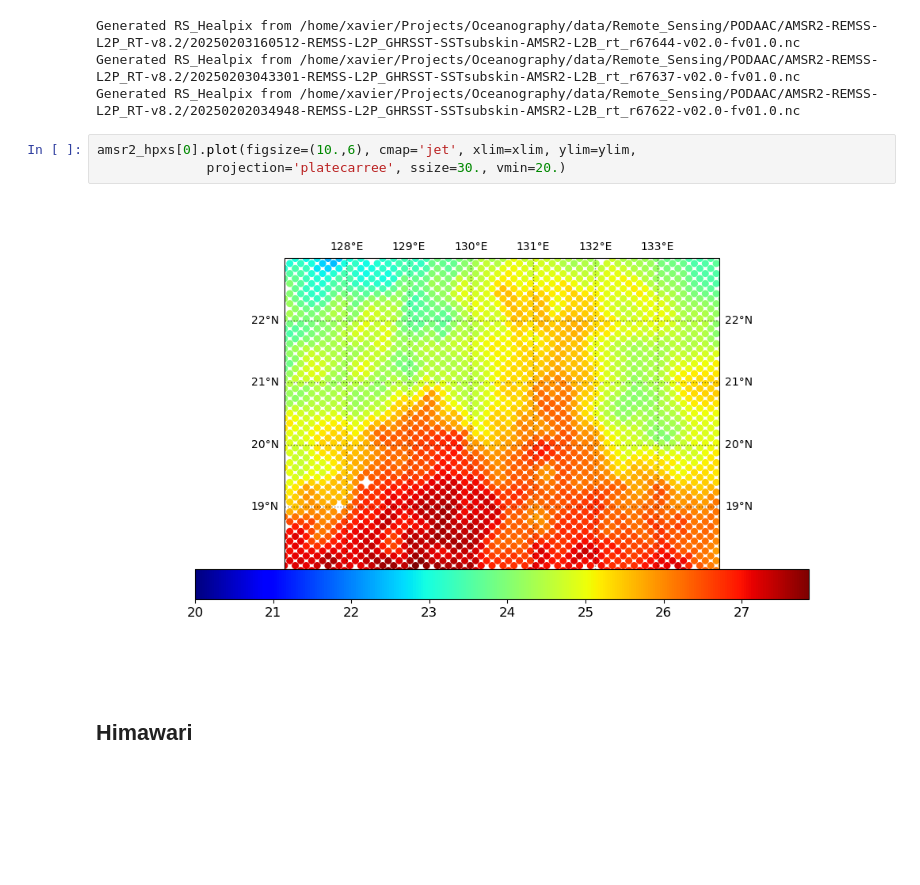
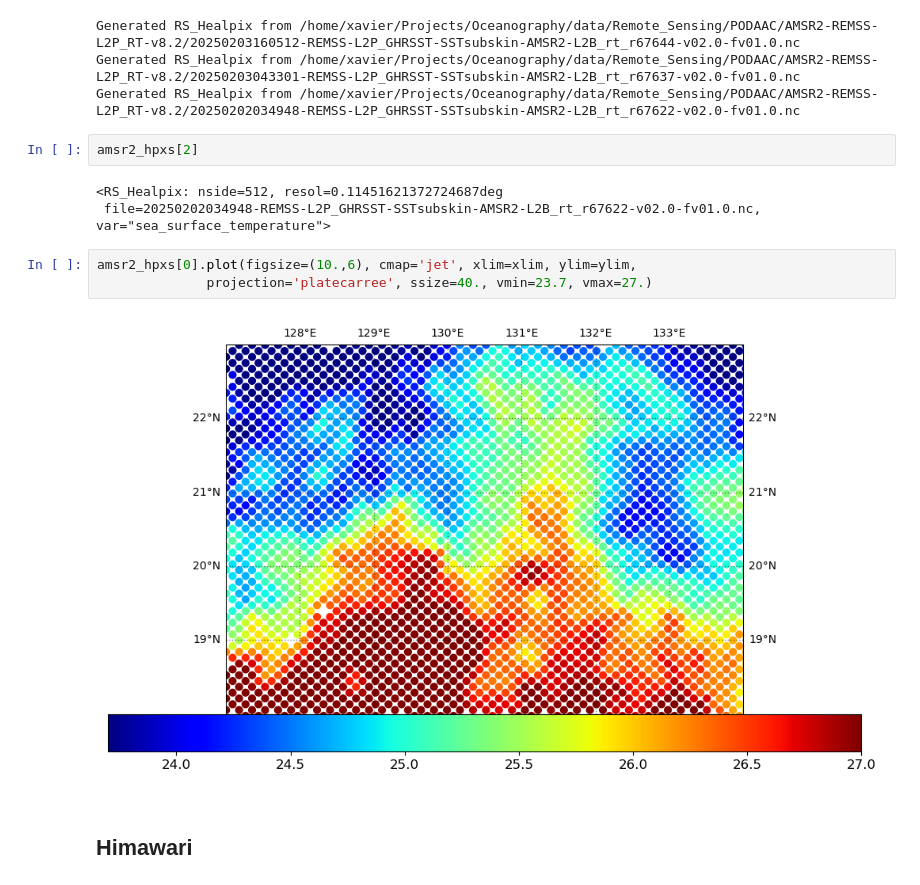
Before and after one commit to Sea-Meets-the-Stars/cugn, a Jupyter notebook: papers/ARCTERX/Analysis/Custom/SST_2025-02-03T10:12:35Z.ipynb, the cells around one changed output. Drawn from its saved outputs; the diff is of its cells as text; blank space fills up the shorter version.

```diff
--- a/papers/ARCTERX/Analysis/Custom/SST_2025-02-03T10:12:35Z.ipynb
+++ b/papers/ARCTERX/Analysis/Custom/SST_2025-02-03T10:12:35Z.ipynb
@@ -93,11 +94,16 @@ for data_file in sdict['local_amsr2']:
 Generated RS_Healpix from /home/xavier/Projects/Oceanography/data/Remote_Sensing/PODAAC/AMSR2-REMSS-L2P_RT-v8.2/20250203160512-REMSS-L2P_GHRSST-SSTsubskin-AMSR2-L2B_rt_r67644-v02.0-fv01.0.nc
 Generated RS_Healpix from /home/xavier/Projects/Oceanography/data/Remote_Sensing/PODAAC/AMSR2-REMSS-L2P_RT-v8.2/20250203043301-REMSS-L2P_GHRSST-SSTsubskin-AMSR2-L2B_rt_r67637-v02.0-fv01.0.nc
 Generated RS_Healpix from /home/xavier/Projects/Oceanography/data/Remote_Sensing/PODAAC/AMSR2-REMSS-L2P_RT-v8.2/20250202034948-REMSS-L2P_GHRSST-SSTsubskin-AMSR2-L2B_rt_r67622-v02.0-fv01.0.nc
+# %%
+amsr2_hpxs[2]
+# %% [output]
+<RS_Healpix: nside=512, resol=0.11451621372724687deg
+ file=20250202034948-REMSS-L2P_GHRSST-SSTsubskin-AMSR2-L2B_rt_r67622-v02.0-fv01.0.nc, var="sea_surface_temperature">
 # %%
 amsr2_hpxs[0].plot(figsize=(10.,6), cmap='jet', xlim=xlim, ylim=ylim,
-              projection='platecarree', ssize=30., vmin=20.)
+              projection='platecarree', ssize=40., vmin=23.7, vmax=27.)
 # %% [output]
-[figure, old version]
+[figure, new version]
 # %% [markdown]
 ## Himawari
 # %%
```
Also changed, not shown: parts of 2 cells of this notebook, 1 other file.
